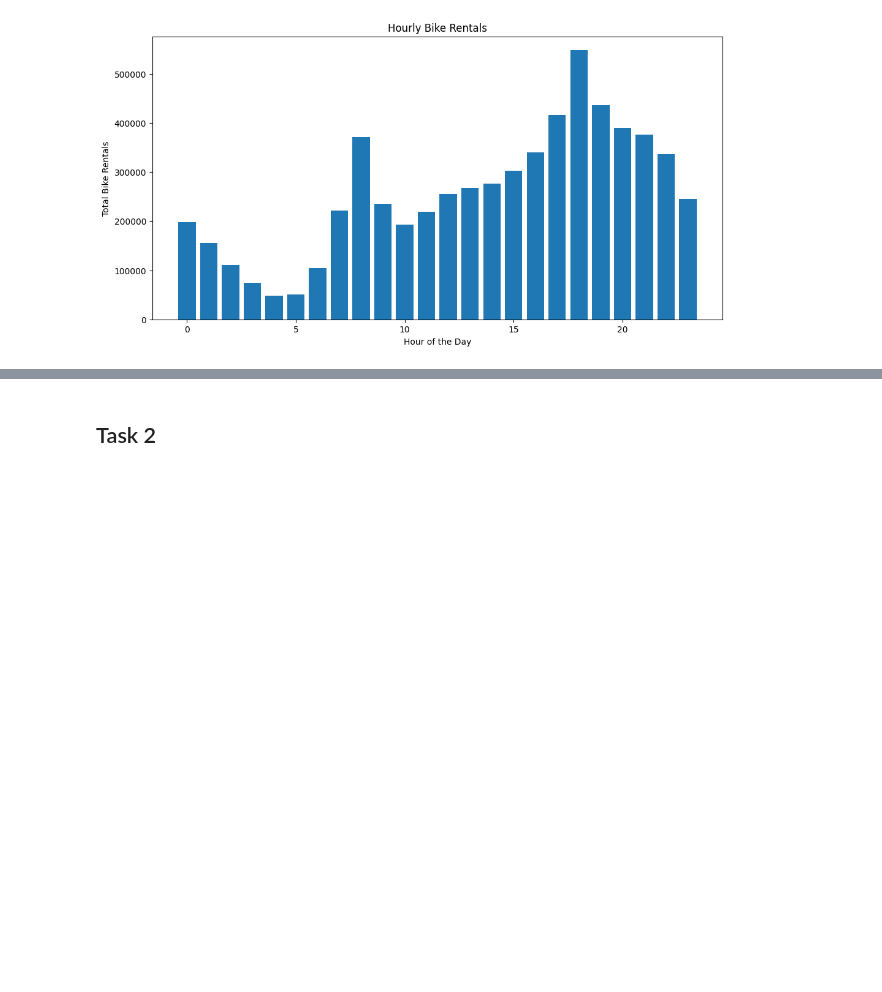
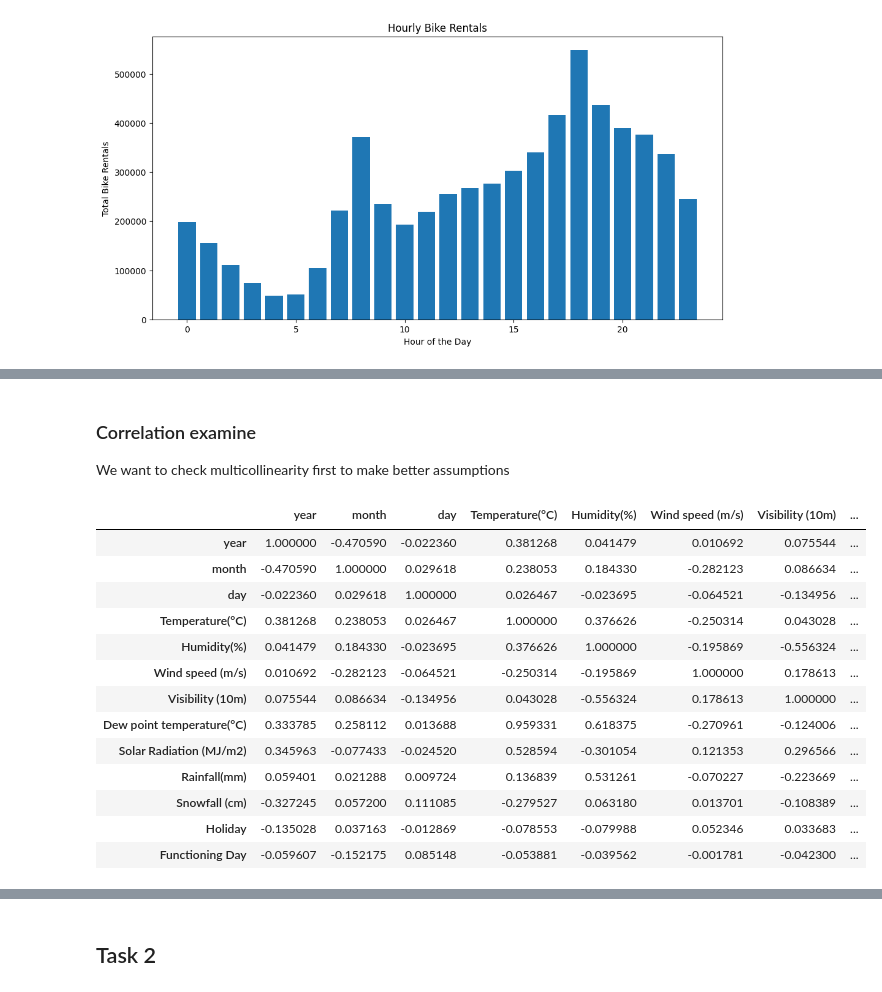
Before and after one commit to ozzden/MAT386, a Jupyter notebook: Seul Bike Sharing Demand.ipynb, the cells around one changed output, grey strips where cells are left out. Drawn from its saved outputs; the diff is of its cells as text; code cells hidden in the pictures; blank space fills up the shorter version.

```diff
--- a/Seul Bike Sharing Demand.ipynb
+++ b/Seul Bike Sharing Demand.ipynb
@@ -257,0 +216,7 @@ plt.show()
+# %%
+columns = daily_data.columns
+new_columns = list(columns[-3:]) + list(columns[:-3])
+daily_data = daily_data[new_columns]
+# %% [markdown]
+### Correlation examine
+We want to check multicollinearity first to make better assumptions
@@ -257,0 +236,17 @@ plt.show()
+# %%
+property_X_train.corr()
+# %% [output]
+|  | year | month | day | Temperature(°C) | Humidity(%) | Wind speed (m/s) | Visibility (10m) | ... |
+| year | 1.000000 | -0.470590 | -0.022360 | 0.381268 | 0.041479 | 0.010692 | 0.075544 | ... |
+| month | -0.470590 | 1.000000 | 0.029618 | 0.238053 | 0.184330 | -0.282123 | 0.086634 | ... |
+| day | -0.022360 | 0.029618 | 1.000000 | 0.026467 | -0.023695 | -0.064521 | -0.134956 | ... |
+| Temperature(°C) | 0.381268 | 0.238053 | 0.026467 | 1.000000 | 0.376626 | -0.250314 | 0.043028 | ... |
+| Humidity(%) | 0.041479 | 0.184330 | -0.023695 | 0.376626 | 1.000000 | -0.195869 | -0.556324 | ... |
+| Wind speed (m/s) | 0.010692 | -0.282123 | -0.064521 | -0.250314 | -0.195869 | 1.000000 | 0.178613 | ... |
+| Visibility (10m) | 0.075544 | 0.086634 | -0.134956 | 0.043028 | -0.556324 | 0.178613 | 1.000000 | ... |
+| Dew point temperature(°C) | 0.333785 | 0.258112 | 0.013688 | 0.959331 | 0.618375 | -0.270961 | -0.124006 | ... |
+| Solar Radiation (MJ/m2) | 0.345963 | -0.077433 | -0.024520 | 0.528594 | -0.301054 | 0.121353 | 0.296566 | ... |
+| Rainfall(mm) | 0.059401 | 0.021288 | 0.009724 | 0.136839 | 0.531261 | -0.070227 | -0.223669 | ... |
+| Snowfall (cm) | -0.327245 | 0.057200 | 0.111085 | -0.279527 | 0.063180 | 0.013701 | -0.108389 | ... |
+| Holiday | -0.135028 | 0.037163 | -0.012869 | -0.078553 | -0.079988 | 0.052346 | 0.033683 | ... |
+| Functioning Day | -0.059607 | -0.152175 | 0.085148 | -0.053881 | -0.039562 | -0.001781 | -0.042300 | ... |
```
Also changed, not shown: parts of 47 cells of this notebook, 1 other file.
